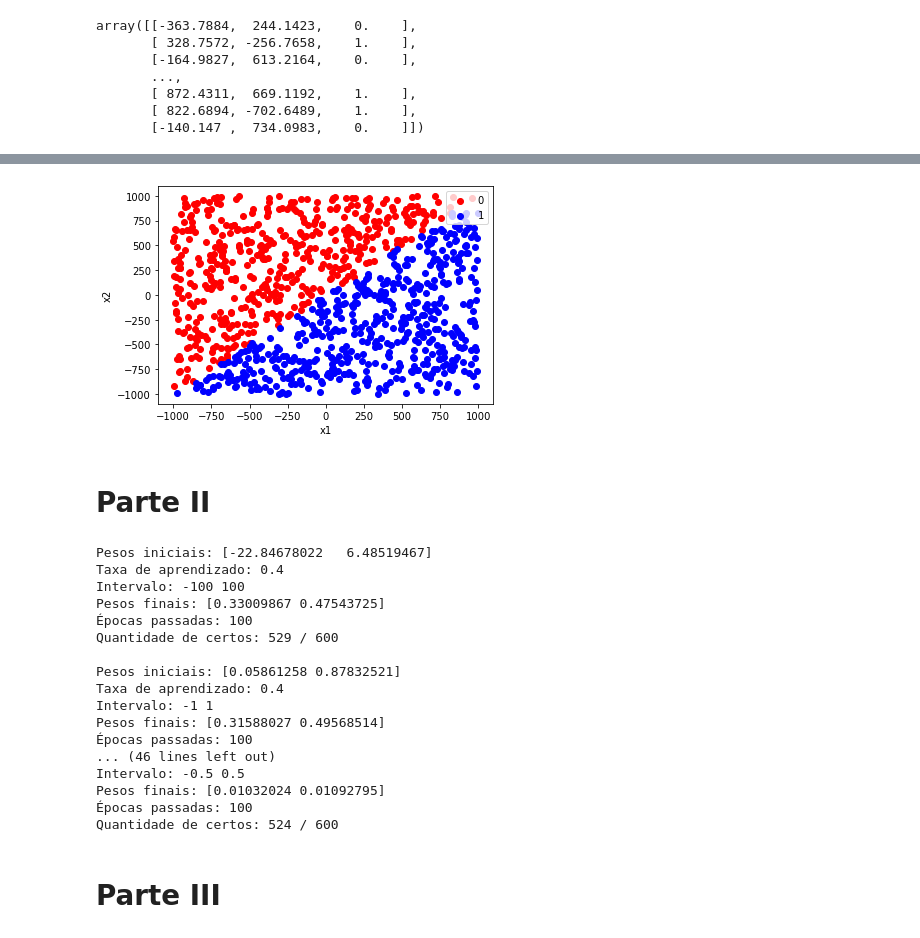
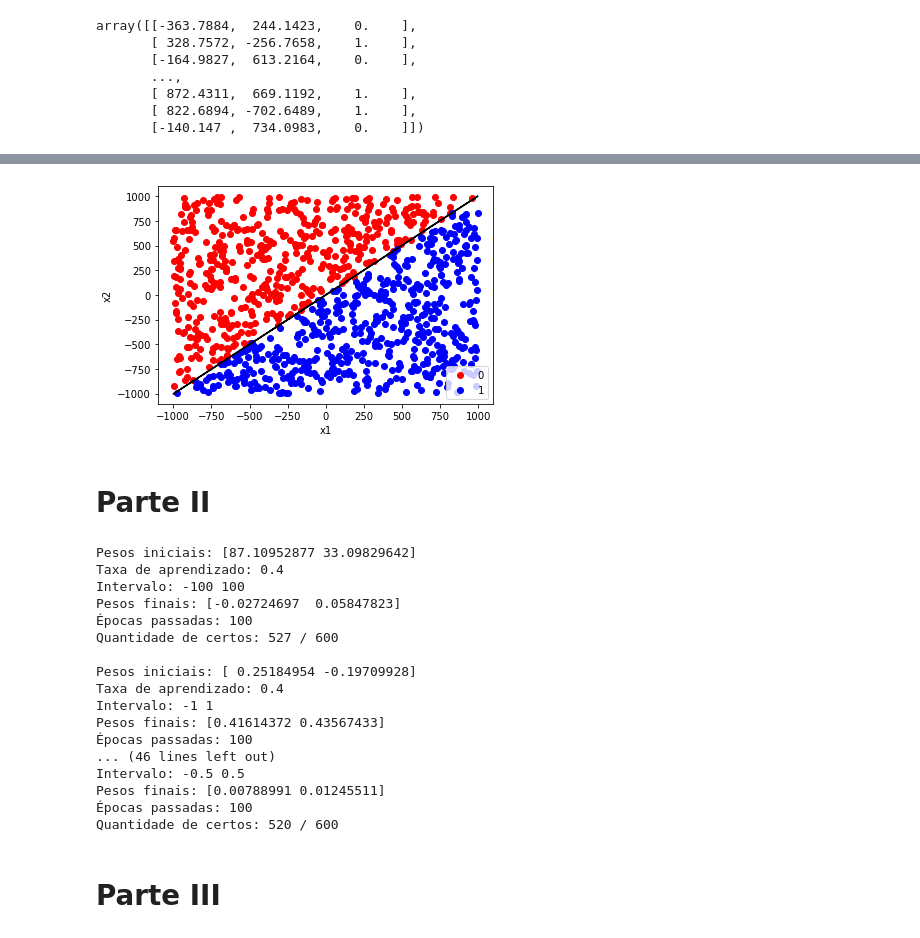
Before and after one commit to AlexTorres10/PP2-RNA, a Jupyter notebook: PP2.ipynb, the cells around one changed output, grey strips where cells are left out. Cells and saved outputs as stored; diff of their text form; code cells hidden in the pictures.

```diff
--- a/PP2.ipynb
+++ b/PP2.ipynb
@@ -80,27 +80,32 @@ E se levaram 4 épocas
 # %%
 import pandas as pd
 
-df = pd.DataFrame(dataAll, columns=['x1', 'x2', 'yd'])
+df = pd.DataFrame(dataAll, columns=['x1', 'x2', 'y'])
 
-x0 = np.array(df[df['yd'] == 0])
-x1 = np.array(df[df['yd'] == 1])
+x0 = np.array(df[df['y'] == 0])
+x1 = np.array(df[df['y'] == 1])
 
 X = [x0, x1]
 colors = ["red", "blue"]
 
 for x, c in zip(X, colors):
     if c == "red":
         plt.scatter(x[:,0], x[:,1], color = c, label = "0")
     else:
         plt.scatter(x[:,0], x[:,1], color = c, label = "1")
 
+x_ = np.array(df['x1'])
+y = x_ * (-w[0]/w[1])
+
+plt.plot(x_, y,'black')
+
 plt.legend()
 plt.xlabel("x1")
 plt.ylabel("x2")
 
 plt.show()
 # %% [output]
-[figure, old version]
+[figure, new version]
 # %% [markdown]
 # Parte II
 # %%
@@ -149,23 +154,23 @@ for N in nl:
         print("Quantidade de certos:",np.count_nonzero(err == 0),"/",len(x))
         print()
 # %% [output]
-Pesos iniciais: [-22.84678022   6.48519467]
+Pesos iniciais: [87.10952877 33.09829642]
 Taxa de aprendizado: 0.4
 Intervalo: -100 100
-Pesos finais: [0.33009867 0.47543725]
+Pesos finais: [-0.02724697  0.05847823]
 Épocas passadas: 100
-Quantidade de certos: 529 / 600
+Quantidade de certos: 527 / 600
 
-Pesos iniciais: [0.05861258 0.87832521]
+Pesos iniciais: [ 0.25184954 -0.19709928]
 Taxa de aprendizado: 0.4
 Intervalo: -1 1
-Pesos finais: [0.31588027 0.49568514]
+Pesos finais: [0.41614372 0.43567433]
 Épocas passadas: 100
 ... (46 lines left out)
 Intervalo: -0.5 0.5
-Pesos finais: [0.01032024 0.01092795]
+Pesos finais: [0.00788991 0.01245511]
 Épocas passadas: 100
-Quantidade de certos: 524 / 600
+Quantidade de certos: 520 / 600
 # %% [markdown]
 # Parte III
 # %%
```
Also changed, not shown: parts of 6 cells of this notebook.
